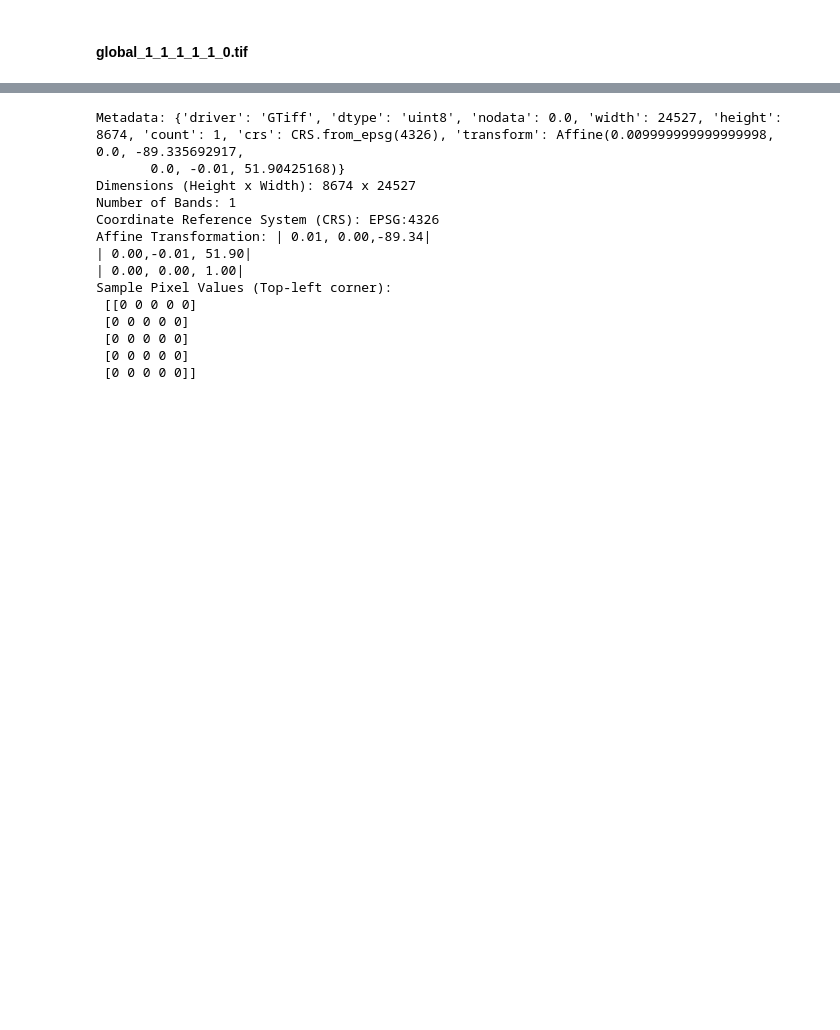
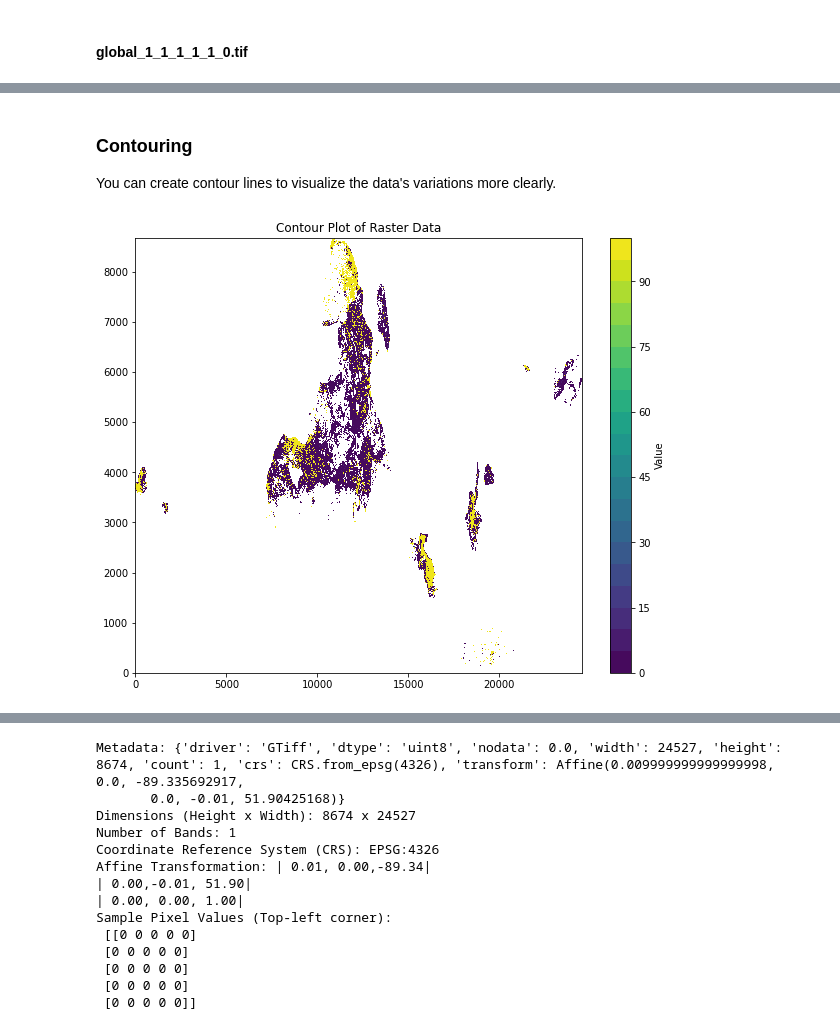
Before and after one commit to DavidGathimbaM/Energy-Access-and-Electrification-planning, a Jupyter notebook: group_workbook/Peter.ipynb, the cells around one changed output, grey strips where cells are left out. Saved outputs shown, nothing was run; the diff lists cells and outputs as text; code cells hidden in the pictures; blank space fills up the shorter version.

```diff
--- a/group_workbook/Peter.ipynb
+++ b/group_workbook/Peter.ipynb
@@ -234,0 +338,11 @@ plt.show()
+# %% [markdown]
+###  Contouring
+You can create contour lines to visualize the data's variations more clearly.
+# %%
+plt.figure(figsize=(10, 8))
+plt.contourf(raster_data, cmap='viridis', levels=20)
+plt.colorbar(label="Value")
+plt.title("Contour Plot of Raster Data")
+plt.show()
+# %% [output]
+[figure, added]
```
Also changed, not shown: parts of 26 cells of this notebook.
